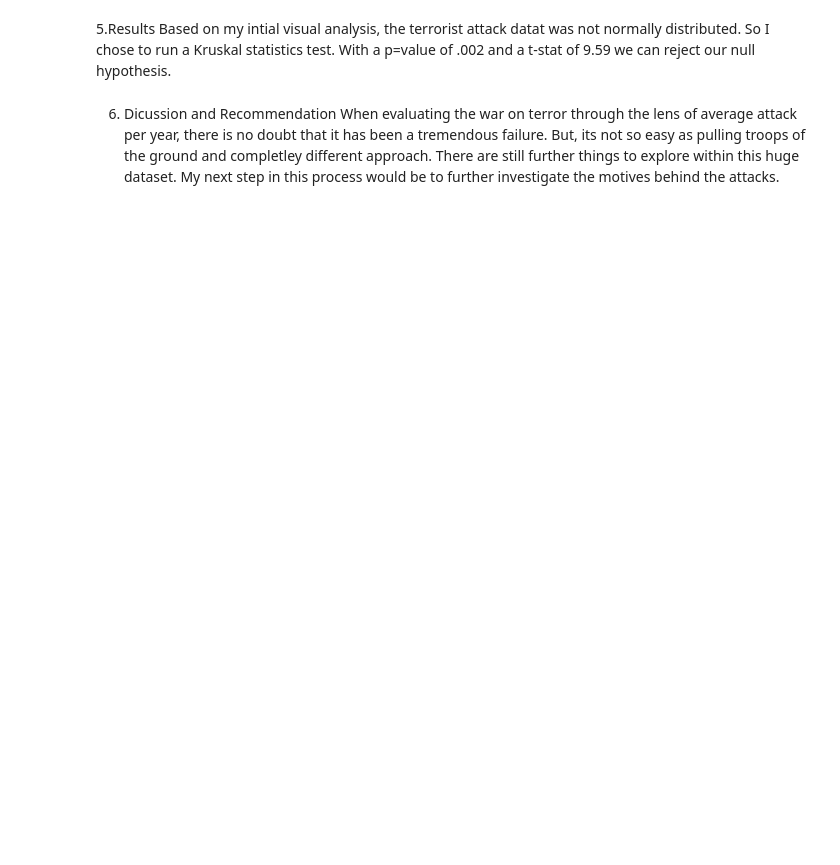
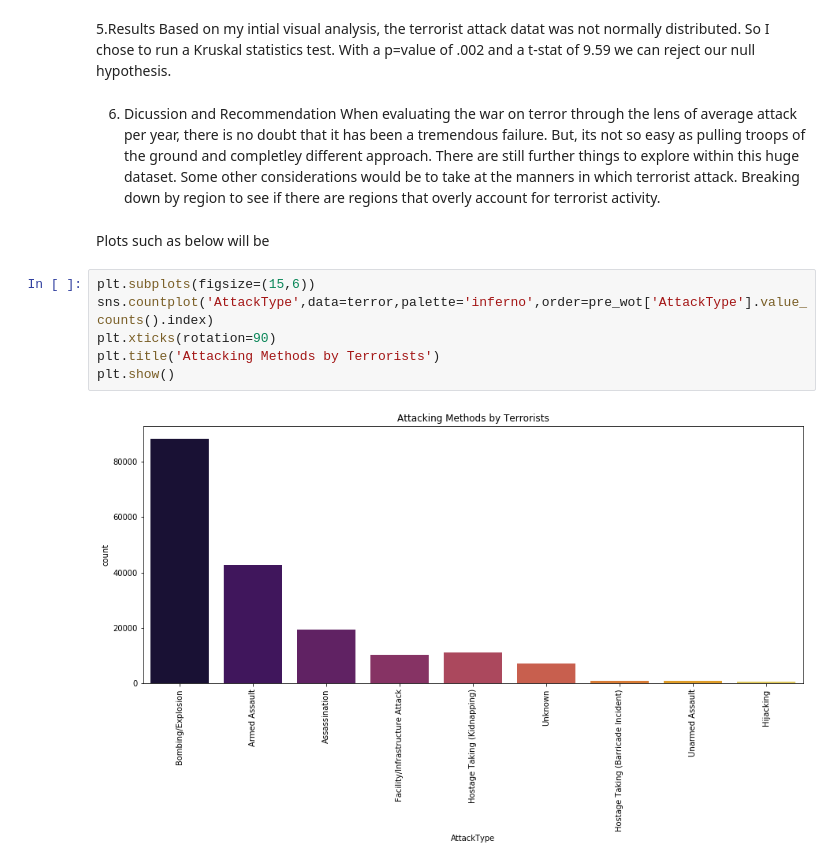
Before and after one commit to KwasiArhin/Thinkful-assignments-, a Jupyter notebook: The War on Terror.ipynb, the cells around one changed output. Saved outputs shown, nothing was run; the diff lists cells and outputs as text; blank space fills up the shorter version.

```diff
--- a/The War on Terror.ipynb
+++ b/The War on Terror.ipynb
@@ -89,4 +167,14 @@ g.set(xticklabels = ['pre_wot', 'post_wot'])
 Based on my intial visual analysis, the terrorist attack datat was not normally distributed. So I chose to run a Kruskal statistics test. With a p=value of .002 and a t-stat of 9.59 we can reject our null hypothesis.
 # %% [markdown]
 6. Dicussion and Recommendation
-When evaluating the war on terror through the lens of average attack per year, there is no doubt that it has been a tremendous failure. But, its not so easy as pulling troops of the ground and completley different approach. There are still further things to explore within this huge dataset. My next step in this process would be to further investigate the motives behind the attacks.
+When evaluating the war on terror through the lens of average attack per year, there is no doubt that it has been a tremendous failure. But, its not so easy as pulling troops of the ground and completley different approach. There are still further things to explore within this huge dataset. Some other considerations would be to take at the manners in which terrorist attack. Breaking down by region to see if there are regions that overly account for terrorist activity.
+# %% [markdown]
+Plots such as below will be
+# %%
+plt.subplots(figsize=(15,6))
+sns.countplot('AttackType',data=terror,palette='inferno',order=pre_wot['AttackType'].value_counts().index)
+plt.xticks(rotation=90)
+plt.title('Attacking Methods by Terrorists')
+plt.show()
+# %% [output]
+[figure, added]
```
Also changed, not shown: parts of 12 cells of this notebook.
